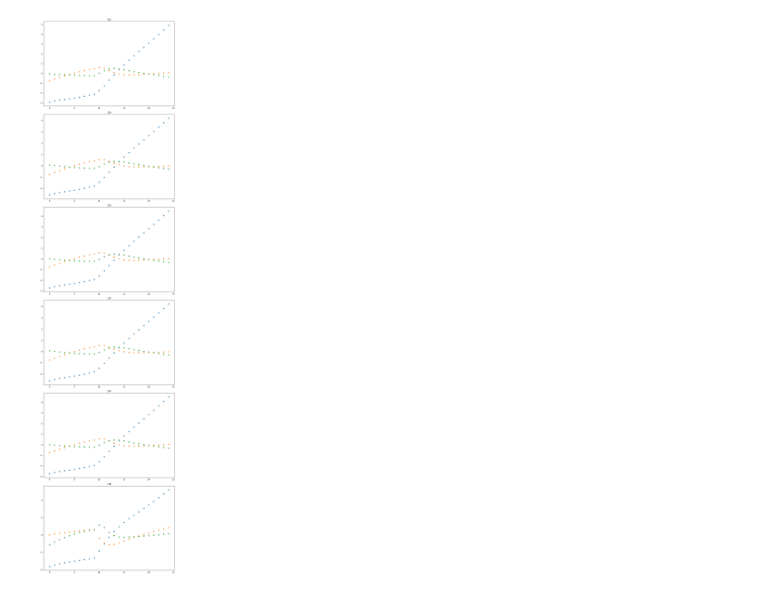
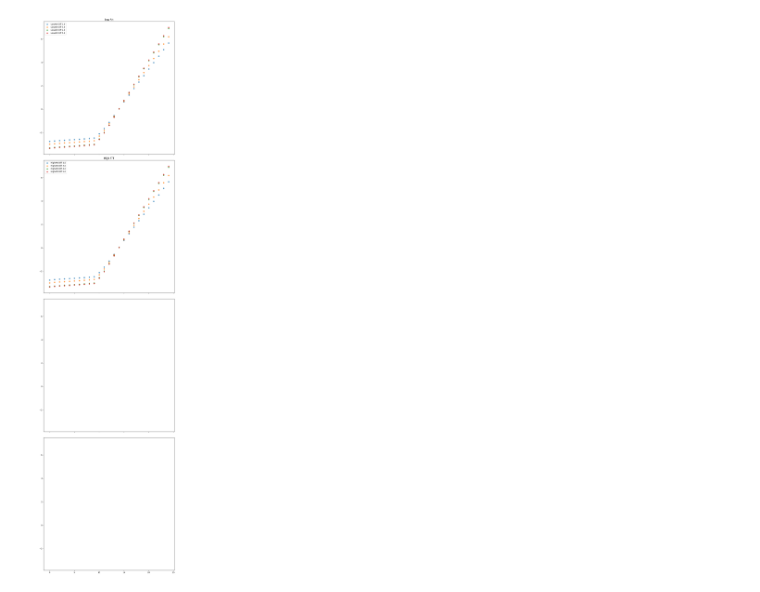
Before and after one commit to jshengen/OOPBinaryClassification, a Jupyter notebook: 3OutsObjectOriented.ipynb, the cells around one changed output. Saved outputs shown, nothing was run; the diff lists cells and outputs as text; code cells hidden in the pictures.

```diff
--- a/3OutsObjectOriented.ipynb
+++ b/3OutsObjectOriented.ipynb
@@ -23,7 +23,7 @@ MAXPROB = .95
 
 TRIALSPERANGLE = 2000
 
-NUMDIFFBINS = 10
+NUMDIFFBINS = 6
 
 ANGLEMAX = np.pi/2
 ANGLEMIN = -np.pi/2
@@ -731,7 +745,7 @@ class netModel:
         '''plots the predicted and actual psych curves'''
 
         #create subplots for graphing data
-        fig, ax = plt.subplots(3,1, sharex = True,sharey = False, figsize = (10,10))
+        fig, ax = plt.subplots(3,1, sharex = False,sharey = False, figsize = (10,10))
 
         #list to store angle differences
         angDifference = []
@@ -745,16 +759,24 @@ class netModel:
         #list to store probabilty of choosing right as a function of angle difference
         pRight = []
 
+        trialDiff = []
+
+        #list to store abs(angle differences)
+        absAngDifference = []
+
         #go through trials and store probability of choosing left and right based on certainty and the correct choice
         for trialNow in self.trialsData:
-            for choice in trialNow.outputSeries.tSeries:
+
                 #if not (np.isnan(inf[0]) & np.isnan(inf[1])):
-                if True: #CHANGE LATER
+
                     angDif = trialNow.info.angSep
                     pCert = trialNow.info.pCertain
                     cor = trialNow.info.correctCh
+                    diff = trialNow.info.difficulty
                     angDifference.append(angDif) #angDif
+                    absAngDifference.append(abs(angDif)) #angDif
                     probCertain.append(pCert) #pCertain
+                    trialDiff.append(diff)
 
 
                     #inf[2] is correct choice
@@ -785,7 +807,7 @@ class netModel:
         #plot p left and p right
         ax[0].plot(angDifference,pLeft, 'or', markersize = 0.3)
         ax[1].plot(angDifference,pRight, 'ob', markersize = 0.3)
-        ax[2].hist(angDifference, 10000)
+        ax[2].plot(absAngDifference,trialDiff, 'og', markersize = 0.4)
 
 
 
@@ -971,7 +993,7 @@ class netModel:
             #err = (stop - start)/errScale
             err = 0
             #specify the number of bins
-            numBins = 16
+            numBins = 100
             numPoints = numBins + 1
 
             #create a space for the bins
@@ -1127,24 +1169,35 @@ plt.show()
 # %%
 activations_for_pca = avgActivations
 
 from sklearn.decomposition import PCA
 
 
 
-fig,ax = plt.subplots(len(indicesAvail),figsize=(10, 40) )
+fig,ax = plt.subplots(len(indicesAvailLowAtt),figsize=(10, 40), sharex = True, sharey = True )
+lengthTime = 25
 
-for i in range(len(indicesAvail)):
+for i in range(len(indicesAvailLowAtt)):
     pca = PCA(n_components=3)  # Choose the number of components as needed
-    pca_result = pca.fit_transform(avgActivationsDict[indicesAvail[i]])
-    ax[i].scatter(range(25),pca_result[:, 0], alpha=0.7)
-    ax[i].scatter(range(25),pca_result[:, 1],  alpha=0.7)
-    ax[i].scatter(range(25),pca_result[:, 2],  alpha=0.7)
+    pca_result = pca.fit_transform(avgActivationsDict[indicesAvailLowAtt[i]])
+    ax[0].scatter(range(lengthTime),pca_result[:, 0], alpha=0.7,label=f'LowAtt Diff {indicesAvailLowAtt[i]}')
+    #ax[i].scatter(range(25),pca_result[:, 1],  alpha=0.7)
+    #ax[i].scatter(range(25),pca_result[:, 2],  alpha=0.7)
 
-    ax[i].set_title(indicesAvail[i])
+    ax[0].set_title("Low Att")
 
+for i in range(len(indicesAvailHighAtt)):
+    pca = PCA(n_components=3)  # Choose the number of components as needed
+    pca_result = pca.fit_transform(avgActivationsDict[indicesAvailHighAtt[i]])
+    ax[1].scatter(range(lengthTime),pca_result[:, 0], alpha=0.7,label=f'HighAtt Diff {indicesAvailHighAtt[i]}')
+    #ax[i].scatter(range(25),pca_result[:, 1],  alpha=0.7)
+    #ax[i].scatter(range(25),pca_result[:, 2],  alpha=0.7)
 
+    ax[1].set_title("High ATT")
+
+ax[0].legend(loc='upper left')
+ax[1].legend(loc='upper left')
 
 plt.tight_layout()
 plt.show()
 # %% [output]
-[figure, old version]
+[figure, new version]
```
Also changed, not shown: parts of 8 cells of this notebook.
